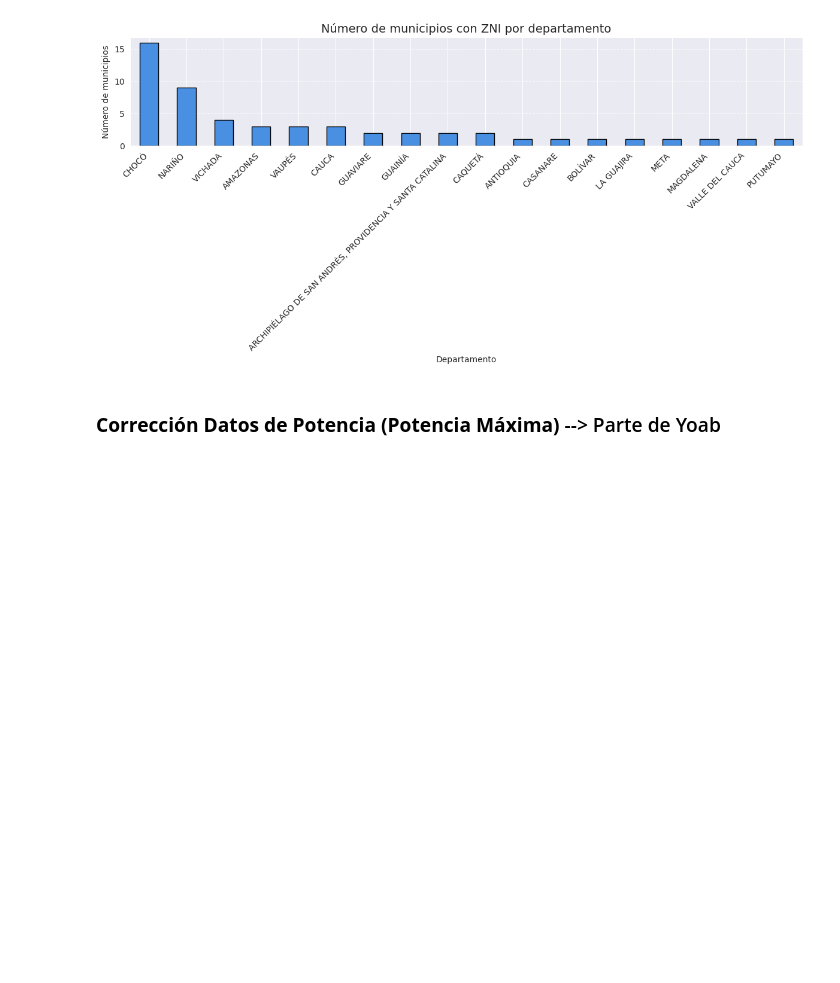
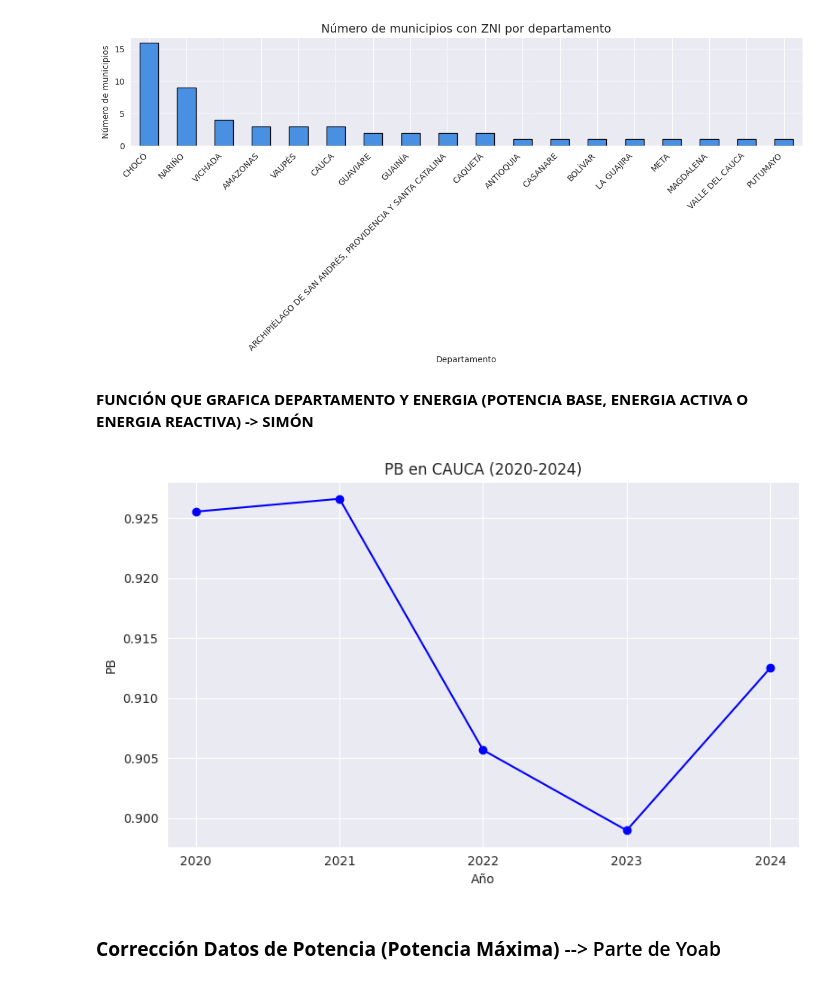
Before and after one commit to Will046-rA9/An-lisis-ZNI, a Jupyter notebook: ProyectoZNI (1).ipynb, the cells around one changed output. Cells and saved outputs as stored; diff of their text form; code cells hidden in the pictures; blank space fills up the shorter version.

Commit message:
Función graficar_tiempo_dto

```diff
--- a/ProyectoZNI (1).ipynb
+++ b/ProyectoZNI (1).ipynb
@@ -825,6 +825,41 @@ plt.grid(axis='y', linestyle='--', alpha=0.7)
 plt.show()
 # %% [output]
 [figure]
+# %% [markdown]
+
+**FUNCIÓN QUE GRAFICA DEPARTAMENTO Y ENERGIA (POTENCIA BASE, ENERGIA ACTIVA O ENERGIA REACTIVA) -> SIMÓN**
+# %%
+import pandas as pd
+import matplotlib.pyplot as plt
+
+def graficar_tiempo_dpto(departamento, variable):
+    # Validar que la variable exista
+    if variable not in ["ENERGÍA ACTIVA", "ENERGÍA REACTIVA", "PB"]:
+        raise ValueError("La variable debe ser 'Energía activa', 'Energía reactiva' o 'PB'")
+
+    # Filtrar por departamento
+    df_filtrado = df_ZNI[df_ZNI["Departamento"] == departamento]
+
+    # Filtrar años entre 2020 y 2024
+    df_filtrado = df_filtrado[df_filtrado['Año'].between(2020, 2024)]
+
+    # Agrupar por año y sumar la variable seleccionada
+    df_agrupado = df_filtrado.groupby("Año")[variable].mean().reset_index()
+
+    # Graficar
+    plt.figure(figsize=(8, 5))
+    plt.plot(df_agrupado["Año"], df_agrupado[variable], marker='o', linestyle='-', color='blue')
+    plt.title(f'{variable} en {departamento} (2020-2024)')
+    plt.xlabel('Año')
+    plt.ylabel(variable)
+    plt.grid(True)
+    plt.xticks(range(2020, 2025))
+    plt.tight_layout()
+    plt.show()
+
+graficar_tiempo_dpto('CAUCA', 'PB')
+# %% [output]
+[figure, added]
 # %% [markdown]
 ### **Corrección Datos de Potencia (Potencia Máxima)** --> Parte de Yoab
 # %% [markdown]
```
